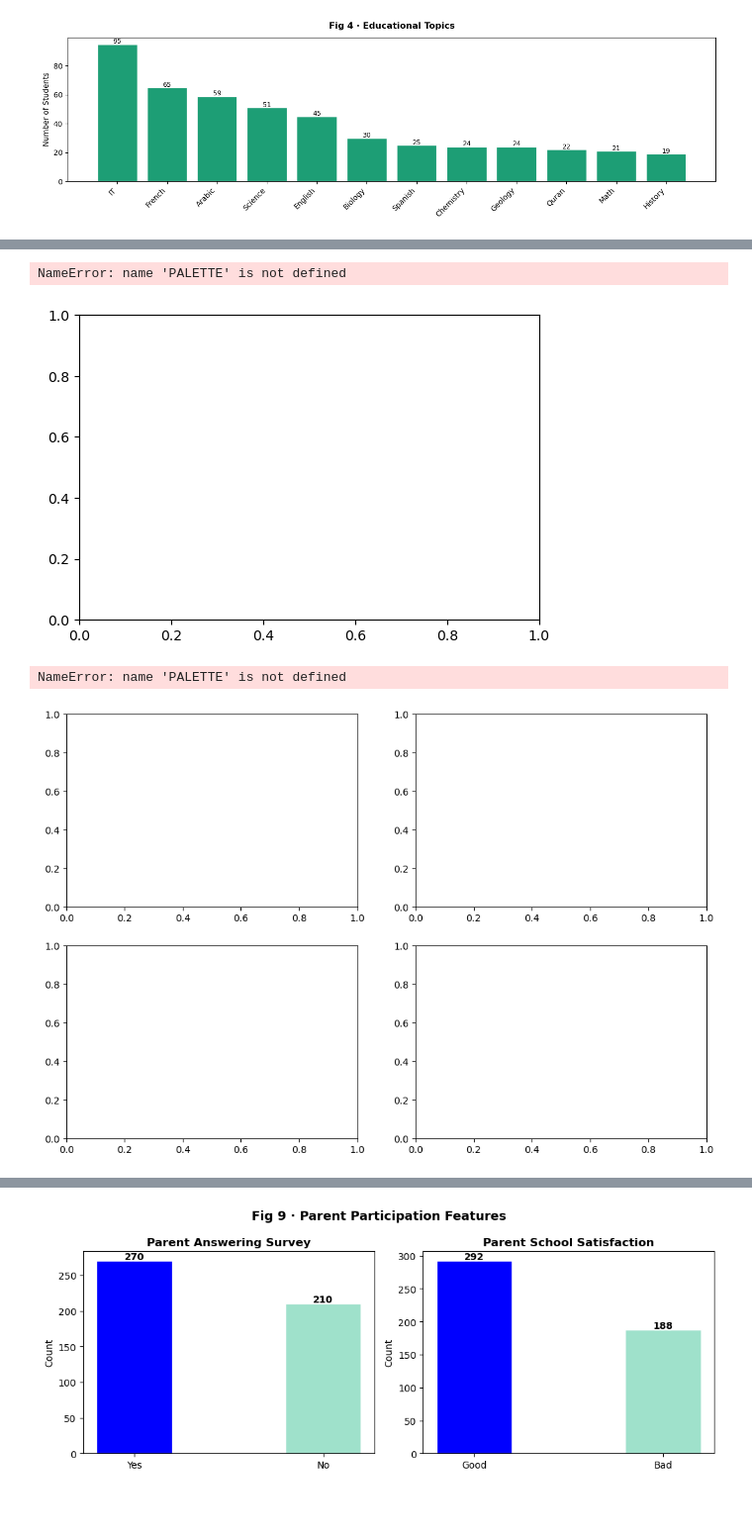
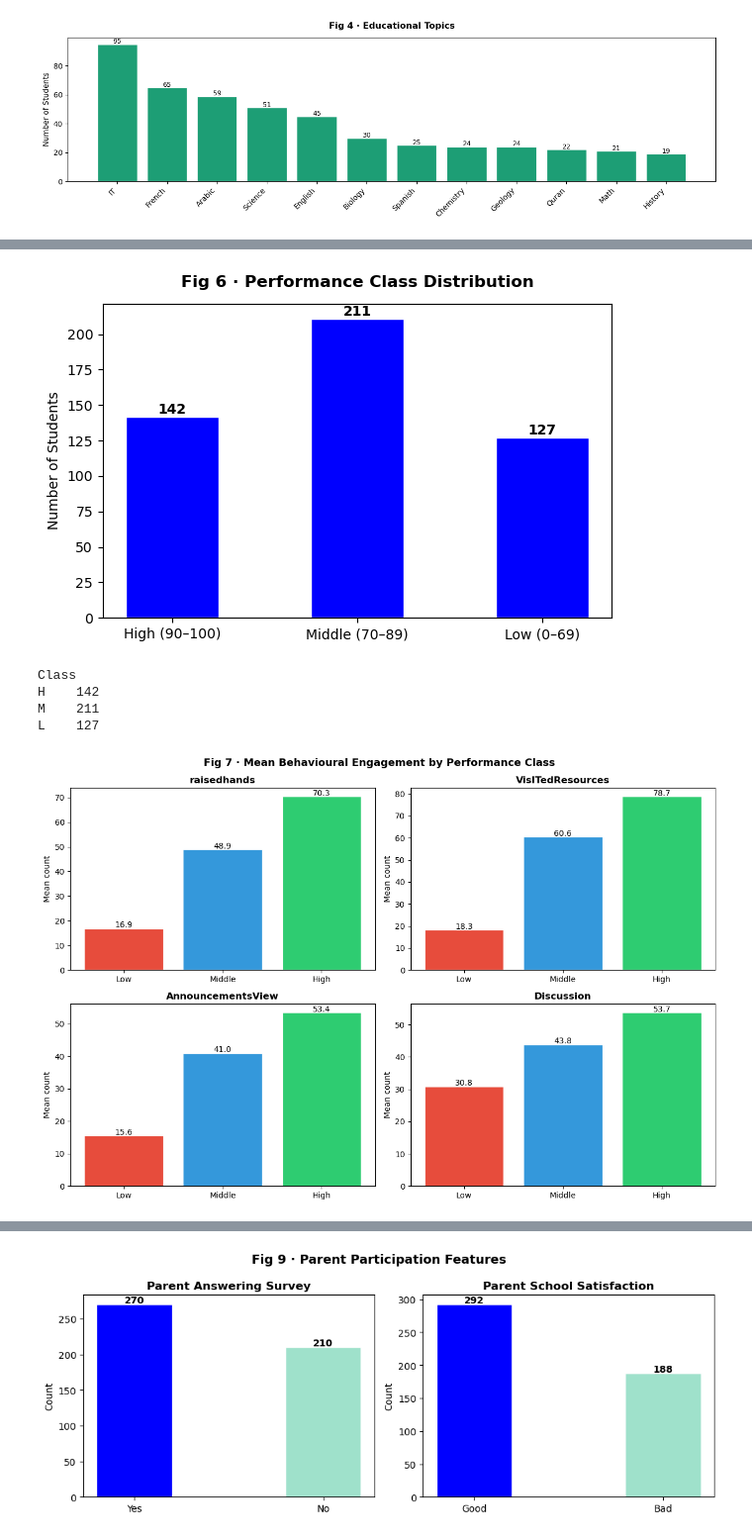
Before and after one commit to saidtuyizere-rgb/Data-mining, a Jupyter notebook: Data mining.ipynb, the cells around one changed output, grey strips where cells are left out. Shown at 99% size. Drawn from its saved outputs; the diff is of its cells as text; code cells hidden in the pictures; blank space fills up the shorter version.

```diff
--- a/Data mining.ipynb
+++ b/Data mining.ipynb
@@ -183,7 +180,7 @@ gender_counts = df["gender"].value_counts().rename({"M": "Males", "F": "Females"
 
 fig, ax = plt.subplots(figsize=(6, 4))
 bars = ax.bar(gender_counts.index, gender_counts.values,
-              color=[COLOR_BAR, "#9FE1CB"], width=0.5, edgecolor="white")
+              color=["blue", "#9FE1CB"], width=0.5, edgecolor="white")
 for bar in bars:
     ax.text(bar.get_x() + bar.get_width()/2, bar.get_height() + 4,
             str(int(bar.get_height())), ha="center", fontweight="bold")
@@ -200,7 +196,7 @@ NameError: name 'COLOR_BAR' is not defined
 nat_counts = df["NationalITy"].value_counts()
 
 fig, ax = plt.subplots(figsize=(13, 4))
-bars = ax.bar(nat_counts.index, nat_counts.values, color=COLOR_BAR, edgecolor="white")
+bars = ax.bar(nat_counts.index, nat_counts.values, color="blue", edgecolor="white")
 for bar in bars:
     ax.text(bar.get_x() + bar.get_width()/2, bar.get_height() + 0.5,
             str(int(bar.get_height())), ha="center", fontsize=9)
@@ -269,7 +265,7 @@ class_labels = {"H":"High (90–100)", "M":"Middle (70–89)", "L":"Low (0–69)
 
 fig, ax = plt.subplots(figsize=(6, 4))
 bars = ax.bar([class_labels[k] for k in class_counts.index],
-              class_counts.values, color=PALETTE, edgecolor="white", width=0.5)
+              class_counts.values, color="blue", edgecolor="white", width=0.5)
 for bar in bars:
     ax.text(bar.get_x() + bar.get_width()/2, bar.get_height() + 2,
             str(int(bar.get_height())), ha="center", fontweight="bold")
@@ -280,37 +276,53 @@ plt.show()
 
 print(class_counts.to_string())
 # %% [output]
+[figure, new version]
-NameError: name 'PALETTE' is not defined
+Class
+H    142
+M    211
+L    127
-[figure, old version]
 # %%
-#4. behavioural features analysis
+import pandas as pd
+import matplotlib.pyplot as plt
+import seaborn as sns
+
+# --- FIX: Define the missing PALETTE variable ---
+# Using standard colors: [Middle, High, Low] to match your logic below
+PALETTE = ["#3498db", "#2ecc71", "#e74c3c"]
+
+# 4. behavioural features analysis
 behavioral_cols = ["raisedhands", "VisITedResources", "AnnouncementsView", "Discussion"]
 
-#  Fig 7: Mean behavioural engagement by class
+# Fig 7: Mean behavioural engagement by class
 fig, axes = plt.subplots(2, 2, figsize=(12, 8))
 axes = axes.flatten()
 order = ["L", "M", "H"]
-labels = {"L":"Low","M":"Middle","H":"High"}
+labels = {"L":"Low", "M":"Middle", "H":"High"}
+
+# This maps your PALETTE indices to the Classes
 palette_map = {"L": PALETTE[2], "M": PALETTE[0], "H": PALETTE[1]}
 
 for i, col in enumerate(behavioral_cols):
     ax = axes[i]
+    # Ensure 'df' exists in your environment
     means = df.groupby("Class")[col].mean().reindex(order)
+
     bars = ax.bar([labels[k] for k in means.index], means.values,
                   color=[palette_map[k] for k in means.index], edgecolor="white")
+
     for bar in bars:
         ax.text(bar.get_x() + bar.get_width()/2, bar.get_height() + 0.3,
                 f"{bar.get_height():.1f}", ha="center", fontsize=10)
+
     ax.set_title(col, fontweight="bold")
     ax.set_ylabel("Mean count")
 
 fig.suptitle("Fig 7 · Mean Behavioural Engagement by Performance Class",
              fontweight="bold", fontsize=13)
 plt.tight_layout()
 plt.show()
 # %% [output]
-NameError: name 'PALETTE' is not defined
-[figure, old version]
+[figure, new version]
 # %%
 #  Fig 8: Correlation Heatmap
 le_class = LabelEncoder()
```
Also changed, not shown: parts of 19 cells of this notebook.
